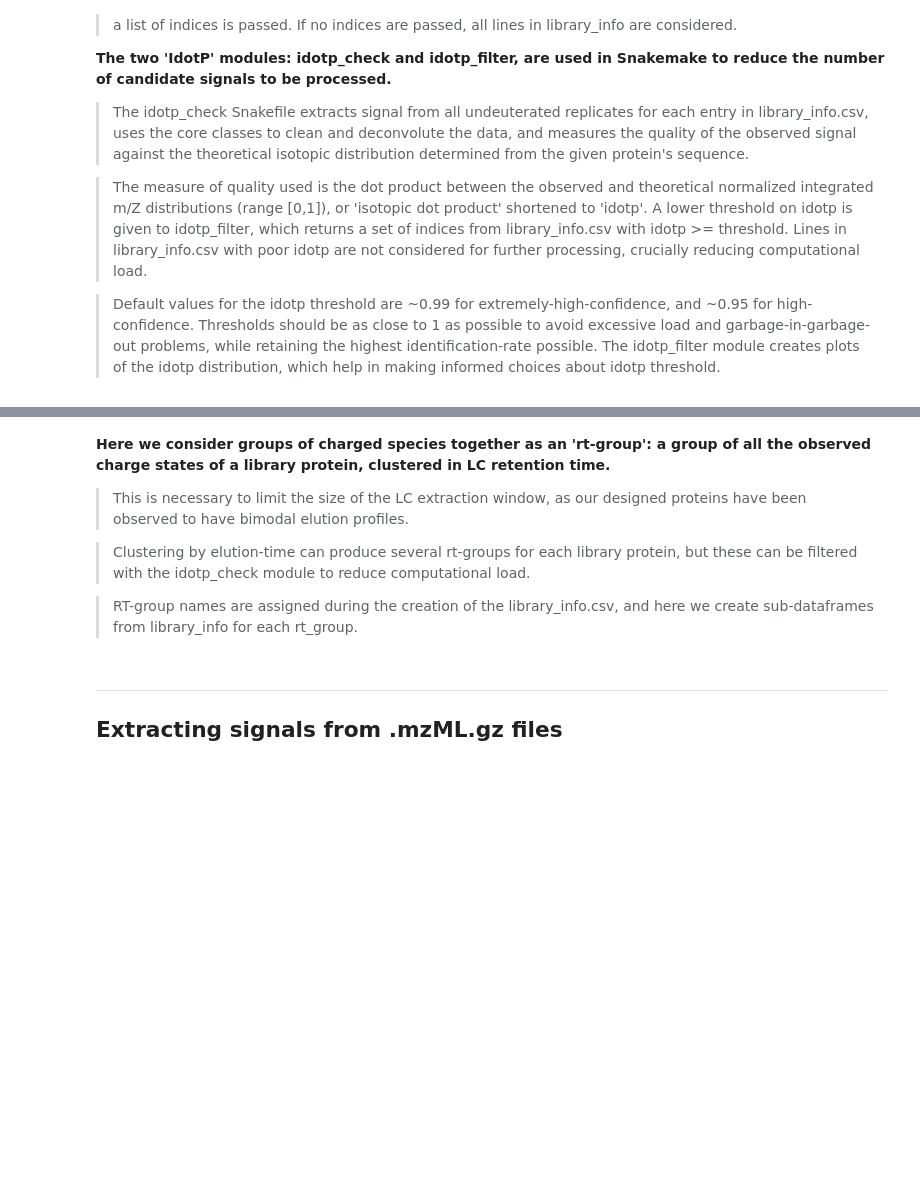
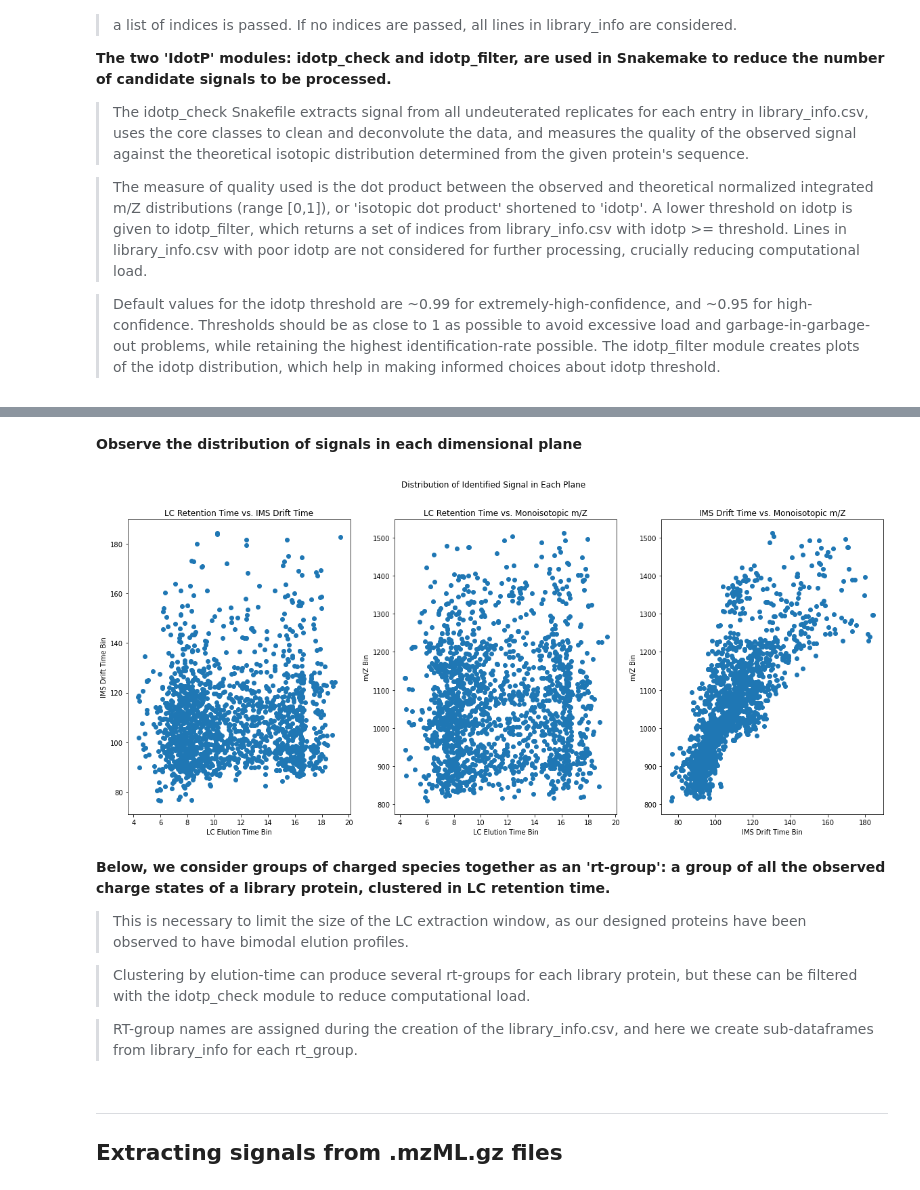
Before and after one commit to Rocklin-Lab/mhdx_pipeline, a Jupyter notebook: notebooks/2_signal_extraction_and_quality_control.ipynb, the cells around one changed output, grey strips where cells are left out. Saved outputs shown, nothing was run; the diff lists cells and outputs as text; code cells hidden in the pictures; blank space fills up the shorter version.

```diff
--- a/notebooks/2_signal_extraction_and_quality_control.ipynb
+++ b/notebooks/2_signal_extraction_and_quality_control.ipynb
@@ -50,5 +95,34 @@ from HDX_LIMIT.io import limit_read, limit_write, optimize_paths_inputs
+# %% [markdown]
+**Observe the distribution of signals in each dimensional plane**
+# %%
+# Show scatterplots of density in each dimensional plane.
+
+x = library_info['RT']
+y = library_info['im_mono']
+z = library_info['obs_mz']
+
+fig = plt.figure(figsize=(20,8))
+plt.suptitle('Distribution of Identified Signal in Each Plane')
+
+ax1 = fig.add_subplot(131)
+plt.scatter(x, y)
+ax1.set(title='LC Retention Time vs. IMS Drift Time', xlabel='LC Elution Time Bin', ylabel='IMS Drift Time Bin')
+
+ax2 = fig.add_subplot(132)
+plt.scatter(x, z)
+ax2.set(title='LC Retention Time vs. Monoisotopic m/Z', xlabel='LC Elution Time Bin', ylabel='m/Z Bin')
+
+ax3 = fig.add_subplot(133)
+plt.scatter(y, z)
+ax3.set(title='IMS Drift Time vs. Monoisotopic m/Z', xlabel='IMS Drift Time Bin', ylabel='m/Z Bin')
+
+
+plt.show()
+plt.close()
+# %% [output]
+[figure, added]
 # %% [markdown]
-**Here we consider groups of charged species together as an 'rt-group': a group of all the observed charge states of a library protein, clustered in LC retention time.**<br>
+**Below, we consider groups of charged species together as an 'rt-group': a group of all the observed charge states of a library protein, clustered in LC retention time.**<br>
 >This is necessary to limit the size of the LC extraction window, as our designed proteins have been observed to have bimodal elution profiles.
 
 >Clustering by elution-time can produce several rt-groups for each library protein, but these can be filtered with the idotp_check module to reduce computational load.
```
Also changed, not shown: parts of 2 cells of this notebook, 4 other files.
